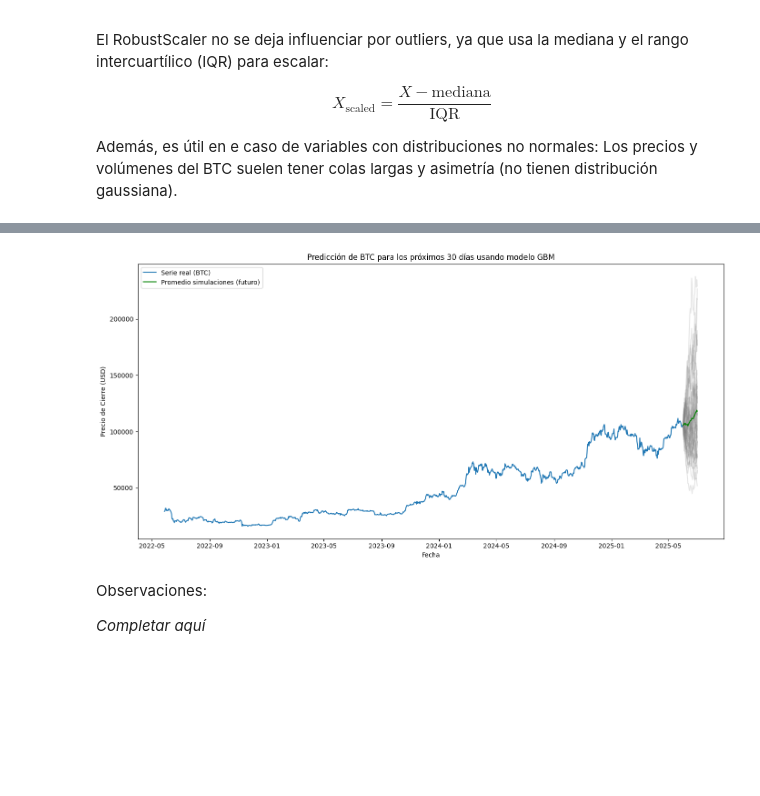
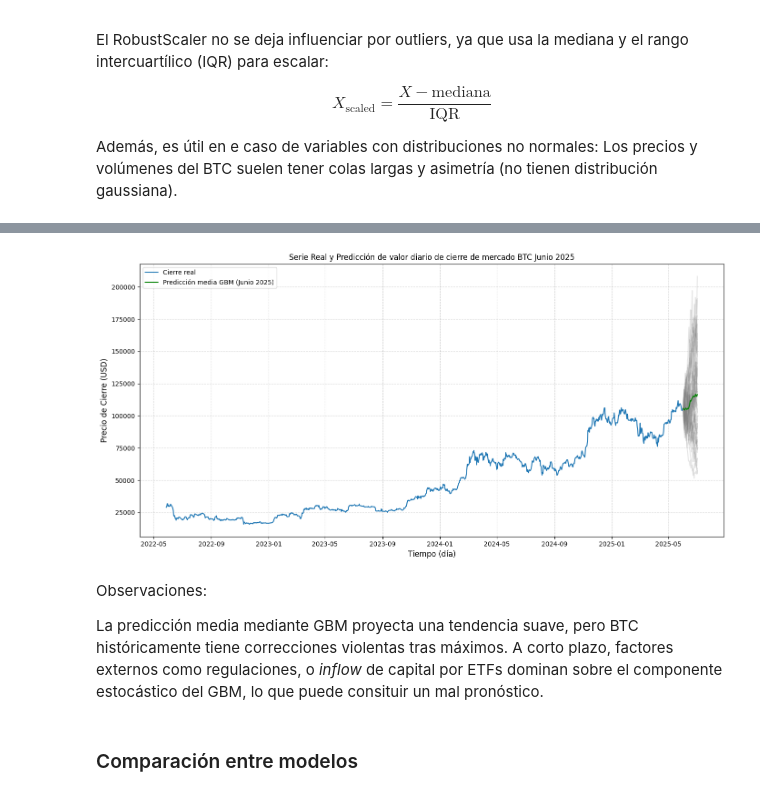
Before and after one commit to fabriciolopretto/BTC_Time_Series_Models, a Jupyter notebook: scripts/BTC_fernandez_lopretto_quiros_villanueva.ipynb, the cells around one changed output, grey strips where cells are left out. Drawn from its saved outputs; the diff is of its cells as text; code cells hidden in the pictures; blank space fills up the shorter version.

```diff
--- a/scripts/BTC_fernandez_lopretto_quiros_villanueva.ipynb
+++ b/scripts/BTC_fernandez_lopretto_quiros_villanueva.ipynb
@@ -520,11 +541,11 @@ $$
 Además, es útil en e caso de variables con distribuciones no normales: Los precios y volúmenes del BTC suelen tener colas largas y asimetría (no tienen distribución gaussiana).
 # %%
 # Toma la serie como vector
-serie_cierre = df[['Cierre']].values
+serie_cierre_v2 = df[['Cierre']].values
 
 # Escalar con RobustScaler
 scaler = RobustScaler()
-serie_cierre_scaled = scaler.fit_transform(serie_cierre)
+serie_cierre_scaled = scaler.fit_transform(serie_cierre_v2)
 # %%
 # Crear secuencias para LSTM
 def crear_secuencias(data, n_steps):
@@ -727,40 +800,43 @@ simulaciones_futuras[:, 0] = S0
 for i in range(num_simulaciones):
     W = np.random.standard_normal(size=steps)
     W = np.cumsum(W) * np.sqrt(dt)
     S_t = S0 * np.exp((mu - 0.5 * sigma**2) * t + sigma * W)
     simulaciones_futuras[i, 1:] = S_t
 
 # Crear fechas futuras (30 días a partir del último día)
 fecha_inicio = serie_cierre.index[-1] + pd.Timedelta(days=1)
 fechas_futuras = pd.date_range(start=fecha_inicio, periods=steps + 1, freq='D')
 
 # DataFrame de las simulaciones
 df_futuro = pd.DataFrame(simulaciones_futuras.T, index=fechas_futuras)
 
 # Promedio de las simulaciones
 promedio_futuro = df_futuro.mean(axis=1)
 
 # Últimos 1100 datos de la serie real
 serie_real_recortada = serie_cierre[-1100:]
 
 # Visualización
 plt.figure(figsize=(14,7))
 # Serie real hasta el último día
-plt.plot(serie_real_recortada.index, serie_real_recortada.values, label='Serie real (BTC)')
+plt.plot(serie_real_recortada.index, serie_real_recortada.values, label='Cierre real')
 # Trayectorias simuladas futuras
 for i in range(num_simulaciones):
     plt.plot(fechas_futuras, df_futuro.iloc[:, i], color='gray', alpha=0.2)
 # Promedio de las simulaciones
-plt.plot(fechas_futuras, promedio_futuro, label='Promedio simulaciones (futuro)', color='green', linestyle='-')
-plt.title('Predicción de BTC para los próximos 30 días usando modelo GBM')
-plt.xlabel('Fecha')
-plt.ylabel('Precio de Cierre (USD)')
+plt.plot(fechas_futuras, promedio_futuro, label='Predicción media GBM (Junio 2025)', color='green', linestyle='-')
+plt.title('Serie Real y Predicción de valor diario de cierre de mercado BTC Junio 2025')
+plt.xlabel('Tiempo (día)', fontsize=12)
+plt.ylabel('Precio de Cierre (USD)', fontsize=12)
+plt.grid(True, linestyle='--', alpha=0.5)
 plt.legend()
 plt.tight_layout()
 plt.show()
 # %% [output]
-[figure, old version]
+[figure, new version]
-# %% [markdown]
-Observaciones:
-
-*Completar aquí*
+# %% [markdown]
+Observaciones:
+
+La predicción media mediante GBM proyecta una tendencia suave, pero BTC históricamente tiene correcciones violentas tras máximos. A corto plazo, factores externos como regulaciones, o *inflow* de capital por ETFs dominan sobre el componente estocástico del GBM, lo que puede consituir un mal pronóstico.
+# %% [markdown]
+### Comparación entre modelos
```
Also changed, not shown: parts of 26 cells of this notebook, 12 other files.
